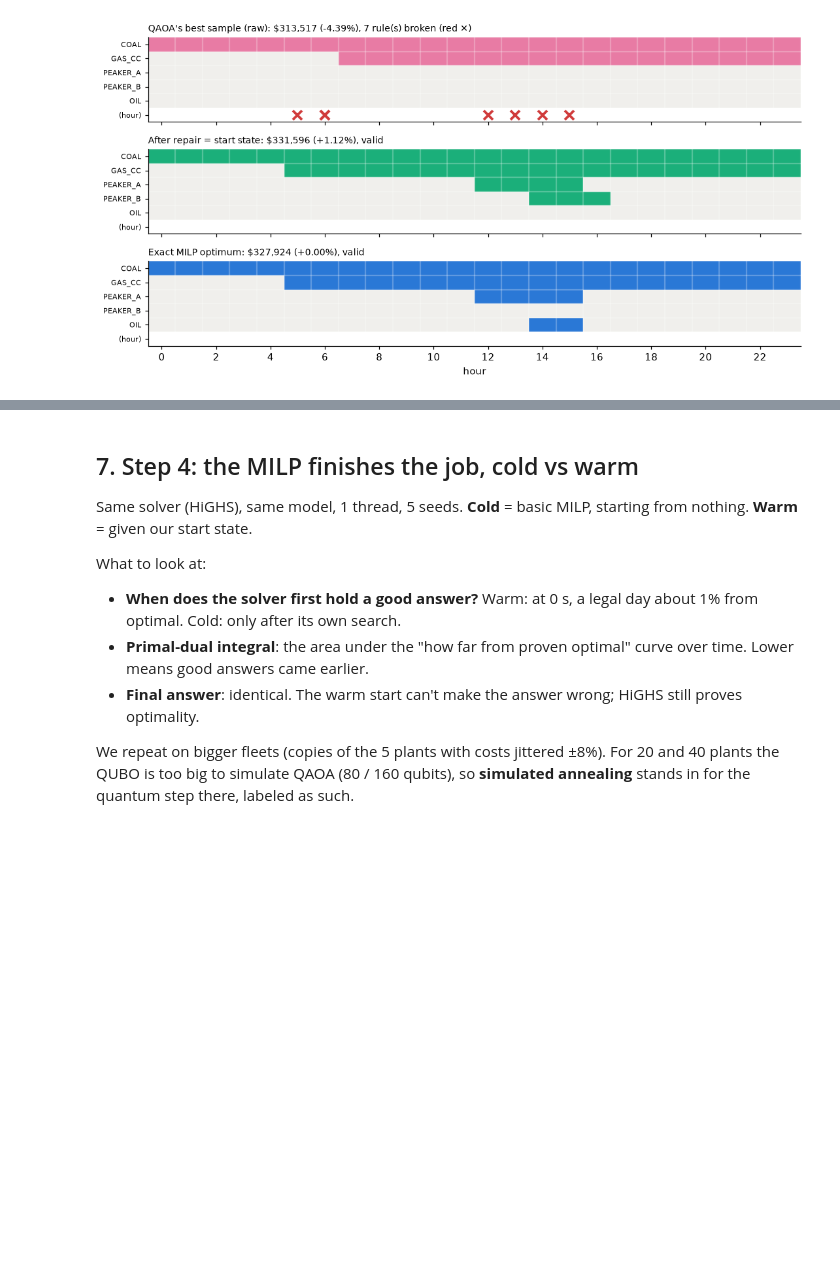
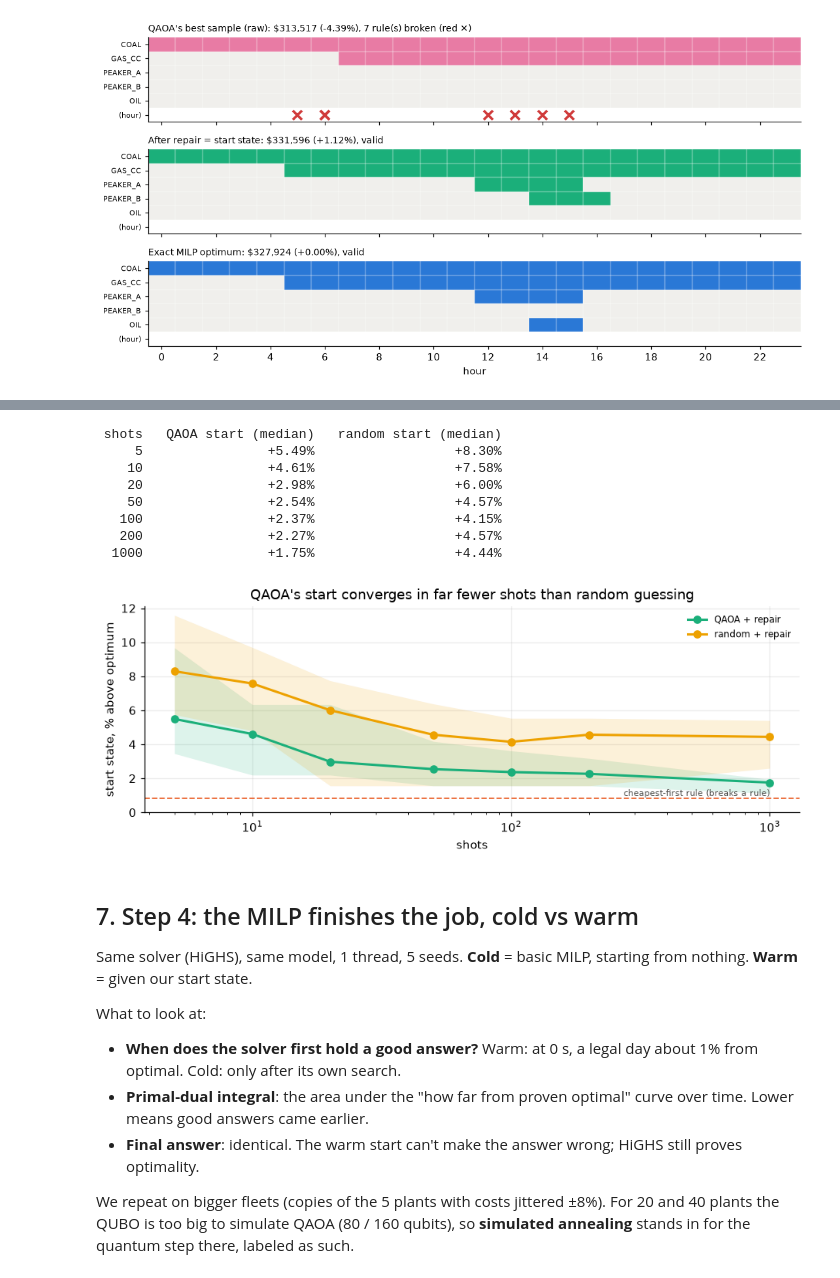
Before and after one commit to Gabriel-Welsh/tn-quantum-hackathon, a Jupyter notebook: 3-tva-plant-scheduling/TVA_quantum_warm_start.ipynb, the cells around one changed output, grey strips where cells are left out. Drawn from its saved outputs; the diff is of its cells as text; code cells hidden in the pictures; blank space fills up the shorter version.

```diff
--- a/3-tva-plant-scheduling/TVA_quantum_warm_start.ipynb
+++ b/3-tva-plant-scheduling/TVA_quantum_warm_start.ipynb
@@ -398,3 +407,37 @@ Start state for HiGHS:  $331,596 (+1.12%), legal (0 rules broken)
+# %%
+SHOT_LIST = [5, 10, 20, 50, 100, 200, 1000]
+SWEEP_SEEDS = range(10)
+sweep = {}
+for name in ("QAOA", "random"):
+    sweep[name] = np.array([[100 * (best_start(sample_probs(tr["probs"], s, sd) if name == "QAOA"
+                                               else sample_uniform(qubo.N, s, sd), qubo, model, E)[1] - OPT) / OPT
+                             for sd in SWEEP_SEEDS] for s in SHOT_LIST])
+
+print(f"{'shots':>6}{'QAOA start (median)':>22}{'random start (median)':>24}")
+for k, s in enumerate(SHOT_LIST):
+    print(f"{s:>6}{np.median(sweep['QAOA'][k]):>+21.2f}%{np.median(sweep['random'][k]):>+23.2f}%")
+
+fig, ax = plt.subplots(figsize=(8.5, 3.4))
+for name, color in [("QAOA", COLORS["warm"]), ("random", COLORS["random"])]:
+    v = sweep[name]
+    ax.fill_between(SHOT_LIST, v.min(1), v.max(1), color=color, alpha=0.15, lw=0)
+    ax.plot(SHOT_LIST, np.median(v, 1), "o-", color=color, lw=2, ms=6, label=f"{name} + repair")
+ax.axhline(rule_r["gap_pct"], color=COLORS["rule"], ls="--", lw=1.2)
+ax.text(SHOT_LIST[-1], rule_r["gap_pct"] + 0.15, "cheapest-first rule (breaks a rule)", ha="right", fontsize=7, color="#52514e")
+ax.set(xscale="log", xlabel="shots", ylabel="start state, % above optimum", ylim=(0, None),
+       title="QAOA's start converges in far fewer shots than random guessing")
+ax.legend(frameon=False, fontsize=8)
+plt.tight_layout(); plt.show()
+# %% [output]
+ shots   QAOA start (median)   random start (median)
+     5                +5.49%                  +8.30%
+    10                +4.61%                  +7.58%
+    20                +2.98%                  +6.00%
+    50                +2.54%                  +4.57%
+   100                +2.37%                  +4.15%
+   200                +2.27%                  +4.57%
+  1000                +1.75%                  +4.44%
+[figure, added]
 # %% [markdown]
 ## 7. Step 4: the MILP finishes the job, cold vs warm
 
```
Also changed, not shown: parts of 13 cells of this notebook, 21 other files.
